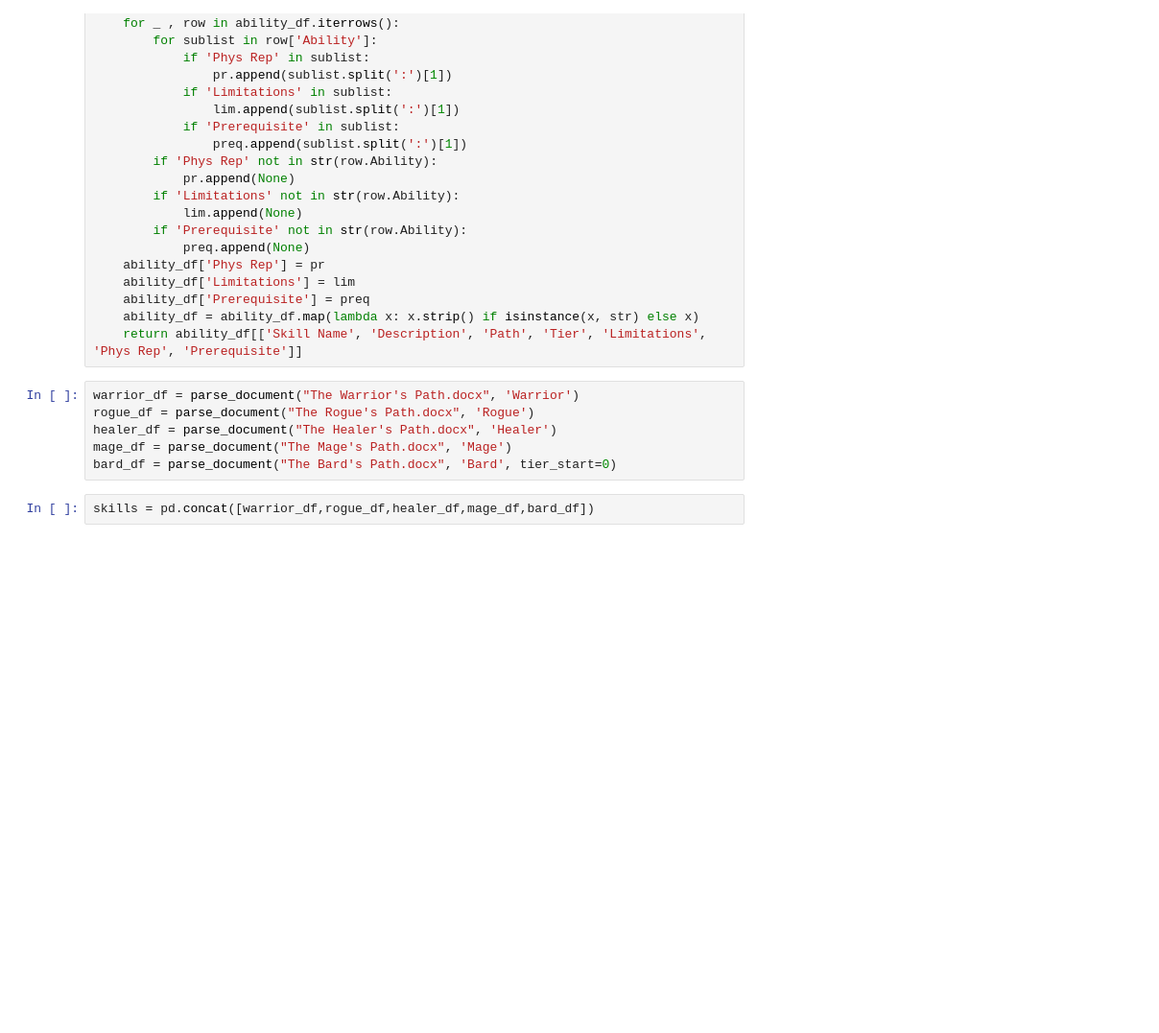
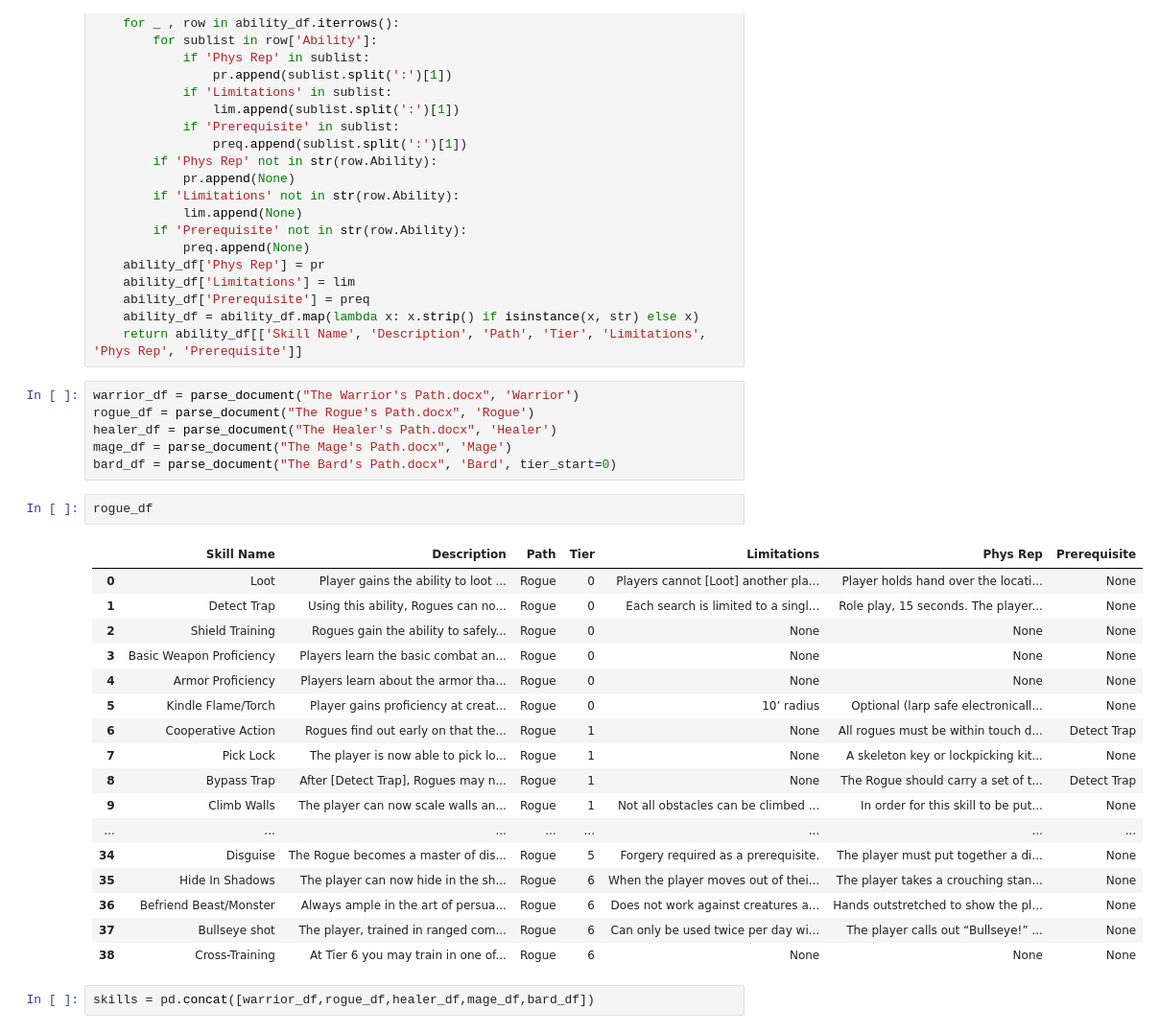
Before and after one commit to ntdens/la-character-sheet, a Jupyter notebook: character_sheet.ipynb, the cells around one changed output. Shown at 96% size. Drawn from its saved outputs; the diff is of its cells as text; blank space fills up the shorter version.

```diff
--- a/character_sheet.ipynb
+++ b/character_sheet.ipynb
@@ -65,6 +65,26 @@ rogue_df = parse_document("The Rogue's Path.docx", 'Rogue')
 healer_df = parse_document("The Healer's Path.docx", 'Healer')
 mage_df = parse_document("The Mage's Path.docx", 'Mage')
 bard_df = parse_document("The Bard's Path.docx", 'Bard', tier_start=0)
+# %%
+rogue_df
+# %% [output]
+|  | Skill Name | Description | Path | Tier | Limitations | Phys Rep | Prerequisite |
+| 0 | Loot | Player gains the ability to loot ... | Rogue | 0 | Players cannot [Loot] another pla... | Player holds hand over the locati... | None |
+| 1 | Detect Trap | Using this ability, Rogues can no... | Rogue | 0 | Each search is limited to a singl... | Role play, 15 seconds. The player... | None |
+| 2 | Shield Training | Rogues gain the ability to safely... | Rogue | 0 | None | None | None |
+| 3 | Basic Weapon Proficiency | Players learn the basic combat an... | Rogue | 0 | None | None | None |
+| 4 | Armor Proficiency | Players learn about the armor tha... | Rogue | 0 | None | None | None |
+| 5 | Kindle Flame/Torch | Player gains proficiency at creat... | Rogue | 0 | 10’ radius | Optional (larp safe electronicall... | None |
+| 6 | Cooperative Action | Rogues find out early on that the... | Rogue | 1 | None | All rogues must be within touch d... | Detect Trap |
+| 7 | Pick Lock | The player is now able to pick lo... | Rogue | 1 | None | A skeleton key or lockpicking kit... | None |
+| 8 | Bypass Trap | After [Detect Trap], Rogues may n... | Rogue | 1 | None | The Rogue should carry a set of t... | Detect Trap |
+| 9 | Climb Walls | The player can now scale walls an... | Rogue | 1 | Not all obstacles can be climbed ... | In order for this skill to be put... | None |
+| ... | ... | ... | ... | ... | ... | ... | ... |
+| 34 | Disguise | The Rogue becomes a master of dis... | Rogue | 5 | Forgery required as a prerequisite. | The player must put together a di... | None |
+| 35 | Hide In Shadows | The player can now hide in the sh... | Rogue | 6 | When the player moves out of thei... | The player takes a crouching stan... | None |
+| 36 | Befriend Beast/Monster | Always ample in the art of persua... | Rogue | 6 | Does not work against creatures a... | Hands outstretched to show the pl... | None |
+| 37 | Bullseye shot | The player, trained in ranged com... | Rogue | 6 | Can only be used twice per day wi... | The player calls out “Bullseye!” ... | None |
+| 38 | Cross-Training | At Tier 6 you may train in one of... | Rogue | 6 | None | None | None |
 # %%
 skills = pd.concat([warrior_df,rogue_df,healer_df,mage_df,bard_df])
 # %%
```
Also changed, not shown: parts of 2 cells of this notebook, 6 other files.
